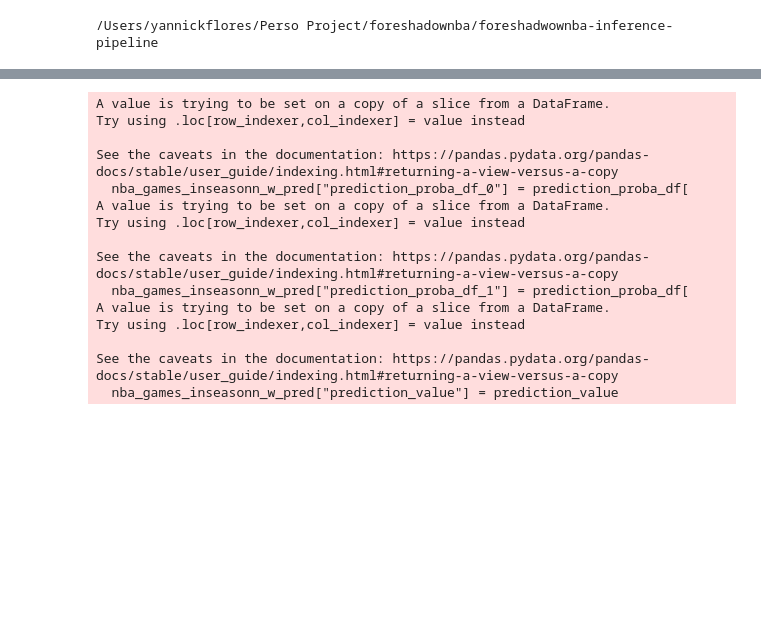
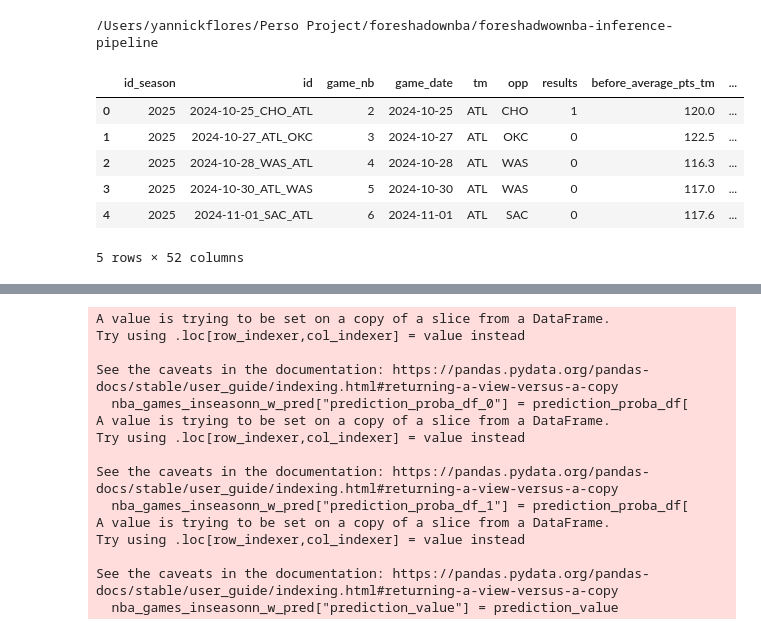
Before and after one commit to yannick-yf/foreshadwownba-inference-pipeline, a Jupyter notebook: notebooks/inference.ipynb, the cells around one changed output, grey strips where cells are left out. Drawn from its saved outputs; the diff is of its cells as text; code cells hidden in the pictures; blank space fills up the shorter version.

```diff
--- a/notebooks/inference.ipynb
+++ b/notebooks/inference.ipynb
@@ -35,3 +35,13 @@ model = joblib.load("./models/model.joblib")
 nba_games_inseason_dataset_final = pd.read_csv("./data/input/nba_games_inseason_dataset_final.csv")
 columns_selected = pd.read_csv("./models/columns_selected.csv")
 columns_selected.columns=['index', 'columns_name']
+# %%
+nba_games_inseason_dataset_final.head()
+# %% [output]
+|  | id_season | id | game_nb | game_date | tm | opp | results | before_average_pts_tm | ... |
+| 0 | 2025 | 2024-10-25_CHO_ATL | 2 | 2024-10-25 | ATL | CHO | 1 | 120.0 | ... |
+| 1 | 2025 | 2024-10-27_ATL_OKC | 3 | 2024-10-27 | ATL | OKC | 0 | 122.5 | ... |
+| 2 | 2025 | 2024-10-28_WAS_ATL | 4 | 2024-10-28 | ATL | WAS | 0 | 116.3 | ... |
+| 3 | 2025 | 2024-10-30_ATL_WAS | 5 | 2024-10-30 | ATL | WAS | 0 | 117.0 | ... |
+| 4 | 2025 | 2024-11-01_SAC_ATL | 6 | 2024-11-01 | ATL | SAC | 0 | 117.6 | ... |
+5 rows × 52 columns
```
Also changed, not shown: parts of 3 cells of this notebook, 4 other files.
